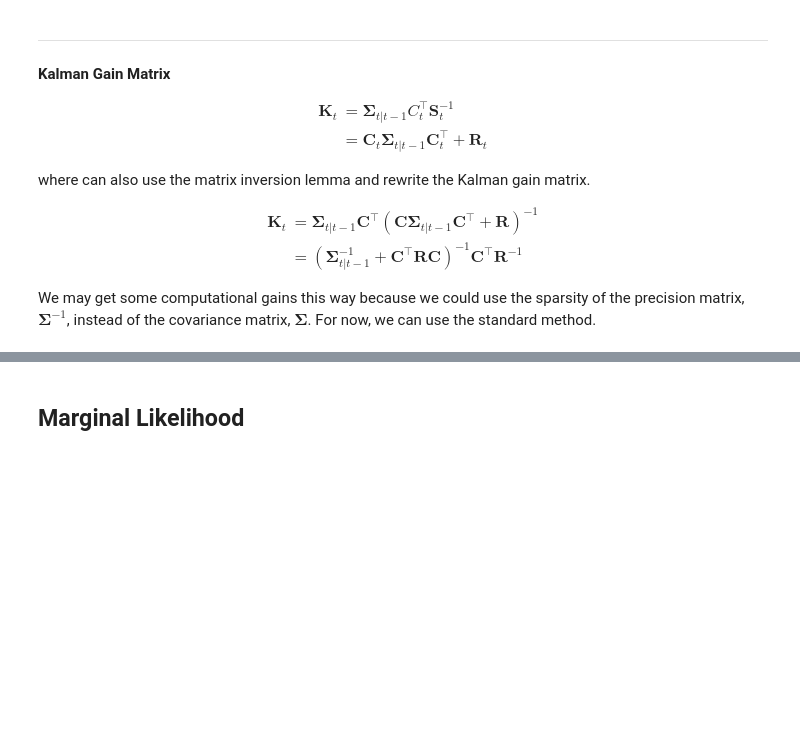
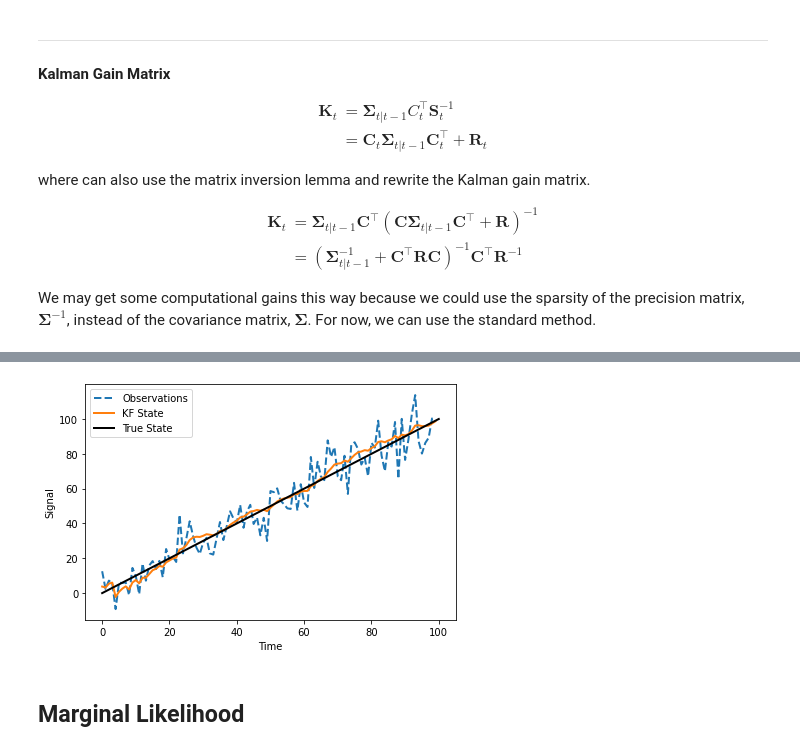
Before and after one commit to jejjohnson/jaxkf, a Jupyter notebook: notebooks/kf_walkthrough.ipynb, the cells around one changed output, grey strips where cells are left out. Cells and saved outputs as stored; diff of their text form; code cells hidden in the pictures; blank space fills up the shorter version.

```diff
--- a/notebooks/kf_walkthrough.ipynb
+++ b/notebooks/kf_walkthrough.ipynb
@@ -75,7 +77,7 @@ class KFDistribution:
 # %% [markdown]
 ### State
 # %%
-class State(NamedTuple):
+class KFState(NamedTuple):
     mean : np.ndarray
     cov : np.ndarray
 # %% [markdown]
@@ -166,18 +232,20 @@ where:
 * ${\boldsymbol \mu}_{t|t-1}$ - mean from the predict step
 # %%
 
-def residual(obs: np.ndarray, state: State, dist: KFDistribution) -> np.ndarray:
-
+def residual(obs: np.ndarray, state: KFState, dist: KFDistribution) -> np.ndarray:
+    """Error (Residual) between measurement and predictions"""
     # unroll variables
     µ = state.mean
-    A = dist.transition_matrix
-    C = dist.measurement_matrix
+    C = dist.measurement_matrix.T
 
-    # predictive mean
-    µ_pred = dist.predictive_mean(state.mean)
+    # # predictive mean
+    # µ_pred =  @ mean
 
     # difference
-    obs_pred = C @ µ_pred
+    # print(C.shape, µ.shape)
+    obs_pred = C @ µ
+    # obs_pred = µ @ C
+    # print(obs_pred.shape)
 
     # residual
     res = obs - obs_pred
@@ -267,3 +594,15 @@ def update_step(
+# %%
+# plot the signal
+fig, ax = plt.subplots()
+ax.plot(observations, label="Observations", linewidth=2, linestyle="--")
+ax.plot(states, label="KF State", linewidth=2, )
+ax.plot([0,100], [0,100], label="True State", linewidth=2, color="black" )
+ax.set(xlabel="Time", ylabel="Signal")
+plt.legend()
+plt.tight_layout()
+plt.show()
+# %% [output]
+[figure, added]
 # %% [markdown]
 ## Marginal Likelihood
 # %% [markdown]
```
Also changed, not shown: parts of 26 cells of this notebook, 5 other files.
